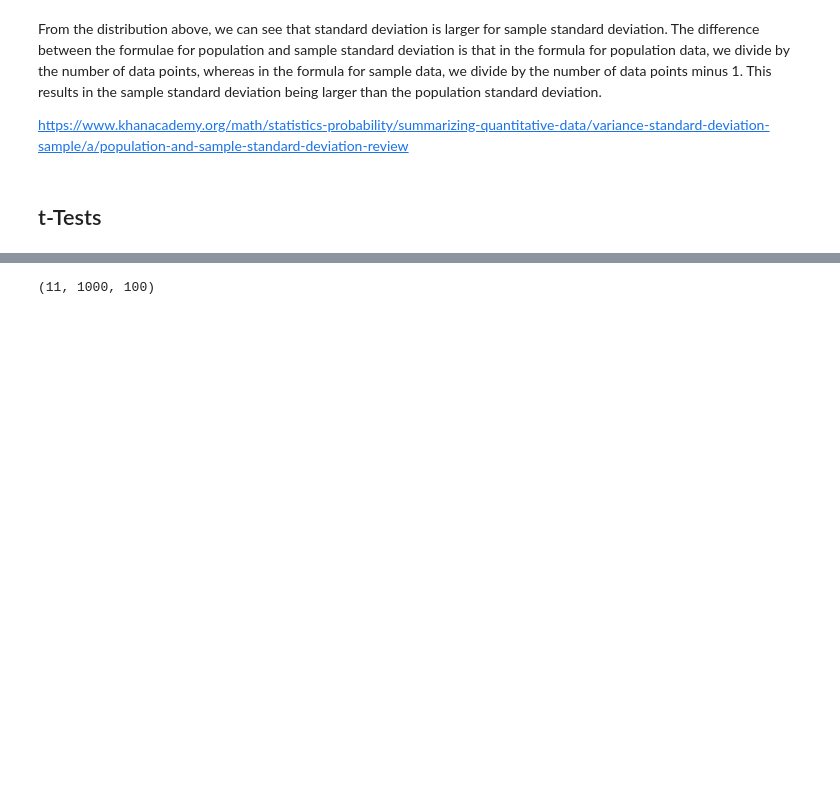
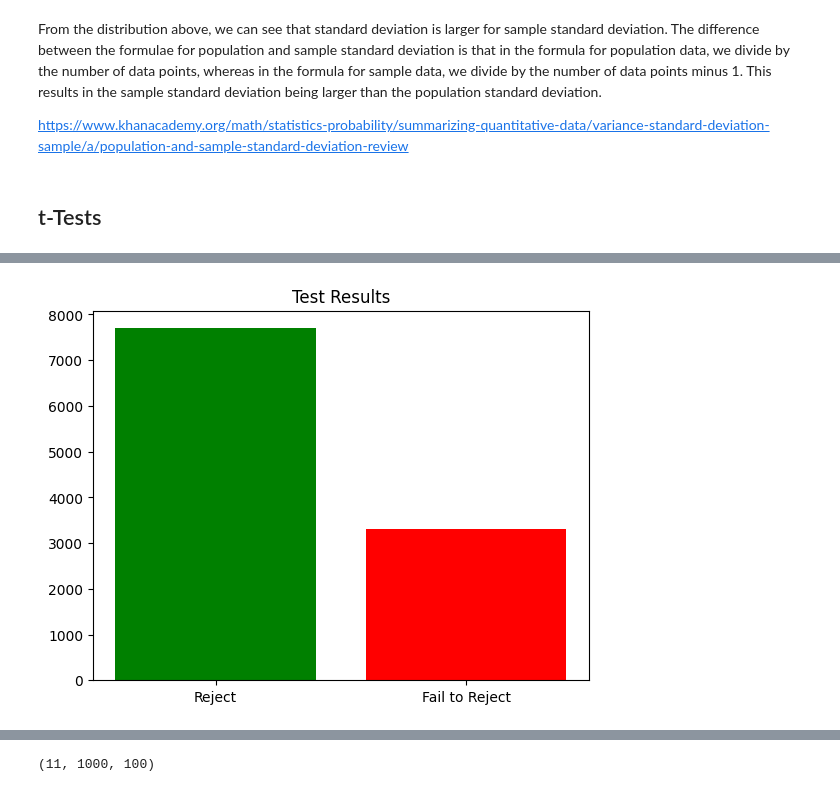
Before and after one commit to NiallRussell/Applied-Statistics, a Jupyter notebook: problems.ipynb, the cells around one changed output, grey strips where cells are left out. Drawn from its saved outputs; the diff is of its cells as text; code cells hidden in the pictures; blank space fills up the shorter version.

Commit message:
t-test

```diff
--- a/problems.ipynb
+++ b/problems.ipynb
@@ -390,12 +362,26 @@ A second 3d array of shape (11, 1000, 100) was created to store the simulations
 # %%
+# Simulating a series of means for testing- https://numpy.org/devdocs/reference/generated/numpy.arange.html
+d_values = np.arange(0, 1.01, .1)
+
+#Defining parameters- 1000 simulations of sample size 100
+sample_size = 100
+simulations = 1000
+
+#Creating a blank list to store the results
+null_hypothesis = []
+
 # Running loop for 1000 simulations
 # Loop through each possible d value, so that for each of the 11 values, 1000 simulations are run for both standard normal distribution, and normal distribution with mean d
-# Enumerate adds a counter to each item in an array, allowing us to identify the position of an item- https://www.geeksforgeeks.org/python/enumerate-in-python/
-for i, d in enumerate(d_values):
+for d in d_values:
     # Loop through 1000 simulations for each value in d_values
-    for j in range(simulations):
+    for i in range(simulations):
         # Simulate standard normal distribution with sample size 100
         # Assign each distribution to its corresponding position in normal_samples- [i, j] locates the jth array within the ith array- https://www.w3schools.com/python/numpy/numpy_array_indexing.asp
-        normal_samples[i, j] = np.random.normal(size=sample_size)
+        normal_sample = np.random.normal(size=sample_size)
         # Repeat for normal distribution with mean d, SD of 1 and sample size 100. SD is 1 by default so no need to define it here- https://numpy.org/doc/2.1/reference/random/generated/numpy.random.normal.html
-        d_samples[i, j] = np.random.normal(loc=d, size=sample_size)
+        d_sample = np.random.normal(loc=d, size=sample_size)
+        ttest_result = stats.ttest_ind(d_sample, normal_sample)
+        if ttest_result[1] < .05:
+            null_hypothesis.append("Reject")
+        else:
+            null_hypothesis.append("Fail to Reject")
@@ -402,3 +408,15 @@ for i, d in enumerate(d_values):
+# %%
+# Count results for plotting
+
+reject_count = null_hypothesis.count("Reject")
+fail_count = null_hypothesis.count("Fail to Reject")
+
+# Plot results
+plt.bar(["Reject", "Fail to Reject"], [reject_count, fail_count], color = ["green", "red"])
+plt.title("Test Results")
+plt.show()
+# %% [output]
+[figure, added]
 # %%
 d_samples
 # %% [output]
```
Also changed, not shown: parts of 21 cells of this notebook.
